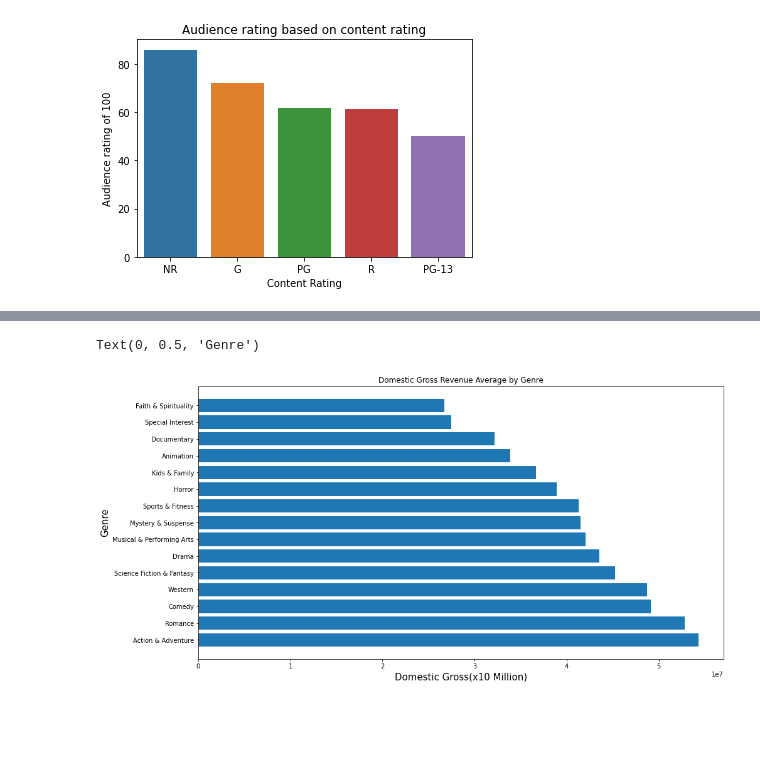
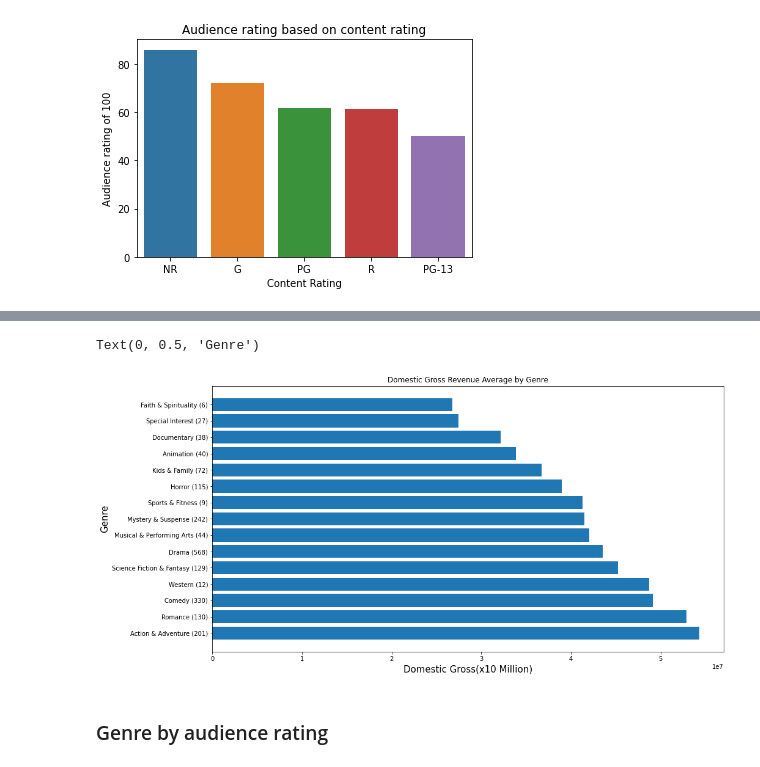
Before and after one commit to kjkahalley/optimal-film-analysis, a Jupyter notebook: bom_and_rt_genres.ipynb, the cells around one changed output, grey strips where cells are left out. Drawn from its saved outputs; the diff is of its cells as text; code cells hidden in the pictures; blank space fills up the shorter version.

```diff
--- a/bom_and_rt_genres.ipynb
+++ b/bom_and_rt_genres.ipynb
@@ -179,9 +168,19 @@ action.groupby(['directors'])['audience_rating'].mean().sort_values(ascending=Fa
 # %%
 def groupby_unformatted_column(df, unique, unique_category, aggregate_category):
+    #unique is a list of unique values of the unique category
     return_list = []
+    occurances_list = []
+    label_list = []
+    return_dict = {}
     for item in unique:
         frame = df[df[unique_category].str.contains(item)]
         aggregate = round(frame[aggregate_category].mean(), 1)
+        occurance = len(frame[aggregate_category])
+        occurances_list.append(occurance)
         return_list.append(aggregate)
-    return return_list
+    return_dict = {unique_category: list(unique), aggregate_category: return_list, "occurances": occurances_list}
+    df = pd.DataFrame(return_dict)
+    df["labels"] = df[unique_category].astype(str) + " (" + df["occurances"].astype(str) + ")"
+    df.sort_values(aggregate_category, inplace=True, ascending = False)
+    return df
 # %%
@@ -239,0 +378,2 @@ genre_grossing = pd.DataFrame(genre_grossing_dict)
+# %%
+genre_dgross_df = groupby_unformatted_column(not_list_format, unique_genres, "genres", "domestic_gross")
@@ -240,7 +400,7 @@ genre_grossing = pd.DataFrame(genre_grossing_dict)
 # %%
-genre_grossing = genre_grossing[genre_grossing["genre"] != 'Cult Movies']
-genre_grossing = genre_grossing[genre_grossing["genre"] != 'Television']
-genre_grossing = genre_grossing[genre_grossing["genre"] != 'Classics']
-genre_grossing = genre_grossing[genre_grossing["genre"] != 'Art House & International']
+genre_dgross_df = genre_dgross_df[genre_dgross_df["genres"] != 'Cult Movies']
+genre_dgross_df = genre_dgross_df[genre_dgross_df["genres"] != 'Television']
+genre_dgross_df = genre_dgross_df[genre_dgross_df["genres"] != 'Classics']
+genre_dgross_df = genre_dgross_df[genre_dgross_df["genres"] != 'Art House & International']
 # %%
-genre_grossing.sort_values("domestic_gross", ascending=False, inplace=True)
+genre_dgross_df.sort_values("domestic_gross", ascending=False, inplace=True)
@@ -247,10 +426,13 @@ genre_grossing.sort_values("domestic_gross", ascending=False, inplace=True)
 # %%
 #make graph of mean gross by genre
 fig, ax = plt.subplots(figsize= (15, 8))
-ax.barh(genre_grossing["genre"], genre_grossing["domestic_gross"])
+ax.barh(genre_dgross_df["genres"], genre_dgross_df["domestic_gross"])
 ax.set_title("Domestic Gross Revenue Average by Genre")
+ax.set_yticklabels(genre_dgross_df["labels"])
 ax.set_xlabel("Domestic Gross(x10 Million)",fontsize=15)
 ax.set_ylabel("Genre",fontsize=15)
 # %% [output]
 Text(0, 0.5, 'Genre')
-[figure, old version]
+[figure, new version]
+# %% [markdown]
+### Genre by audience rating
```
Also changed, not shown: parts of 47 cells of this notebook, 1 other file.
